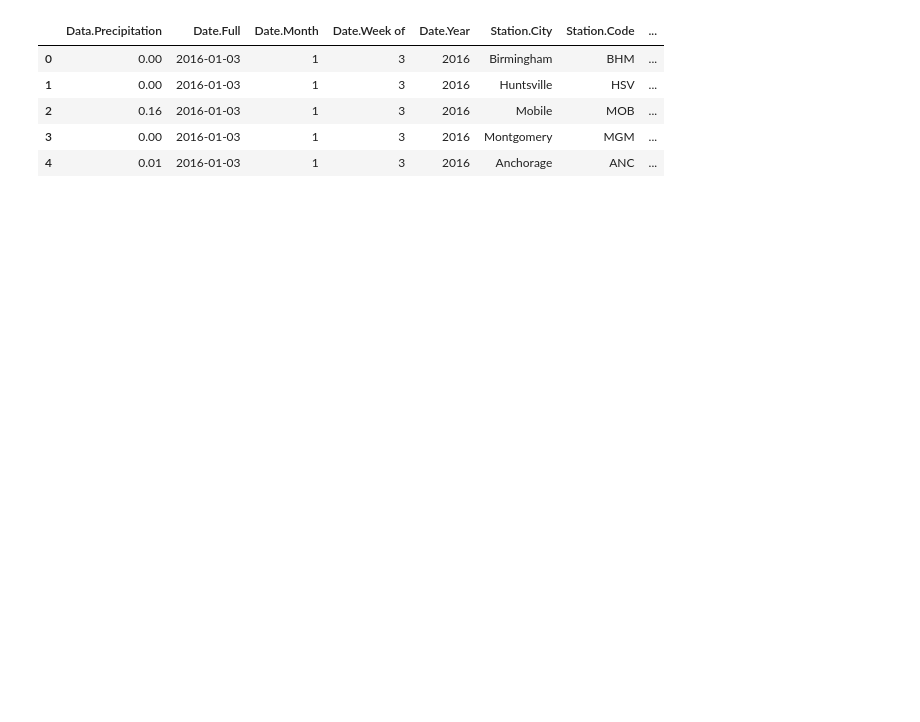
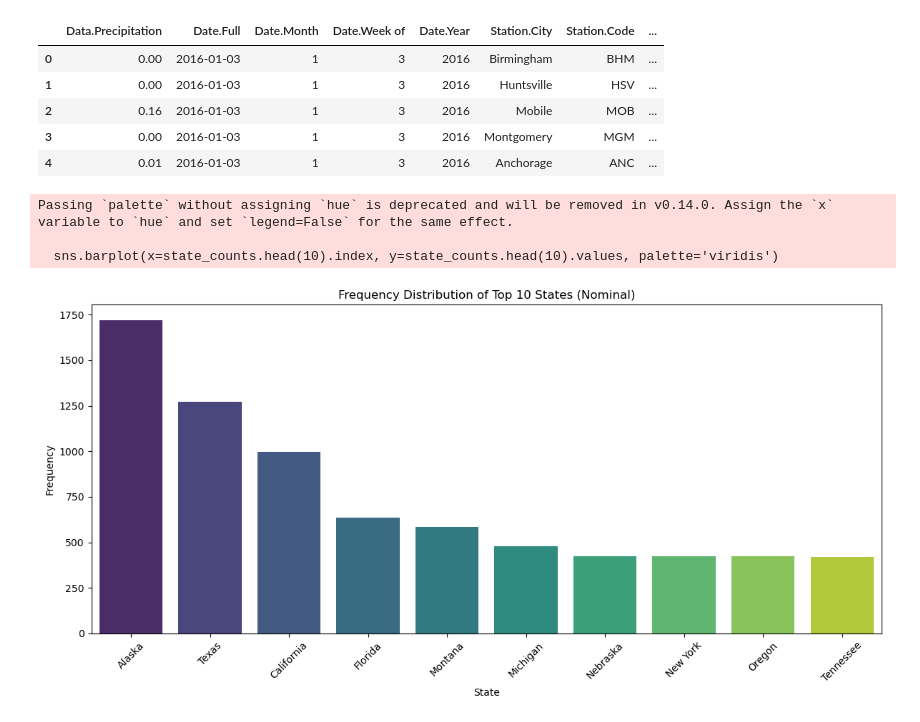
Before and after one commit to vinayreddyverama/Projects, a Jupyter notebook: Pratice/weather.ipynb, the cells around one changed output. Saved outputs shown, nothing was run; the diff lists cells and outputs as text; code cells hidden in the pictures; blank space fills up the shorter version.

```diff
--- a/Pratice/weather.ipynb
+++ b/Pratice/weather.ipynb
@@ -23,3 +23,22 @@ df['Data.Wind.Speed'] = pd.to_numeric(df['Data.Wind.Speed'], errors='coerce')
 
 # Drop any rows that have missing values in our key columns after conversion.
 df.dropna(subset=['Data.Precipitation', 'Data.Temperature.Avg Temp', 'Data.Wind.Speed', 'Station.State'], inplace=True)
+# %%
+
+# --- 2. Nominal Variable Analysis: Station.State ---
+# Formula/Function: Get frequency counts for the 'Station.State' column.
+state_counts = df['Station.State'].value_counts()
+
+# Code for Figure 1: Generate a bar plot for the top 10 states.
+plt.figure(figsize=(12, 6))
+sns.barplot(x=state_counts.head(10).index, y=state_counts.head(10).values, palette='viridis')
+plt.title('Frequency Distribution of Top 10 States (Nominal)')
+plt.xlabel('State')
+plt.ylabel('Frequency')
+plt.xticks(rotation=45)
+plt.tight_layout()
+# %% [output]
+Passing `palette` without assigning `hue` is deprecated and will be removed in v0.14.0. Assign the `x` variable to `hue` and set `legend=False` for the same effect.
+
+  sns.barplot(x=state_counts.head(10).index, y=state_counts.head(10).values, palette='viridis')
+[figure, added]
```
Also changed, not shown: parts of 6 cells of this notebook.
